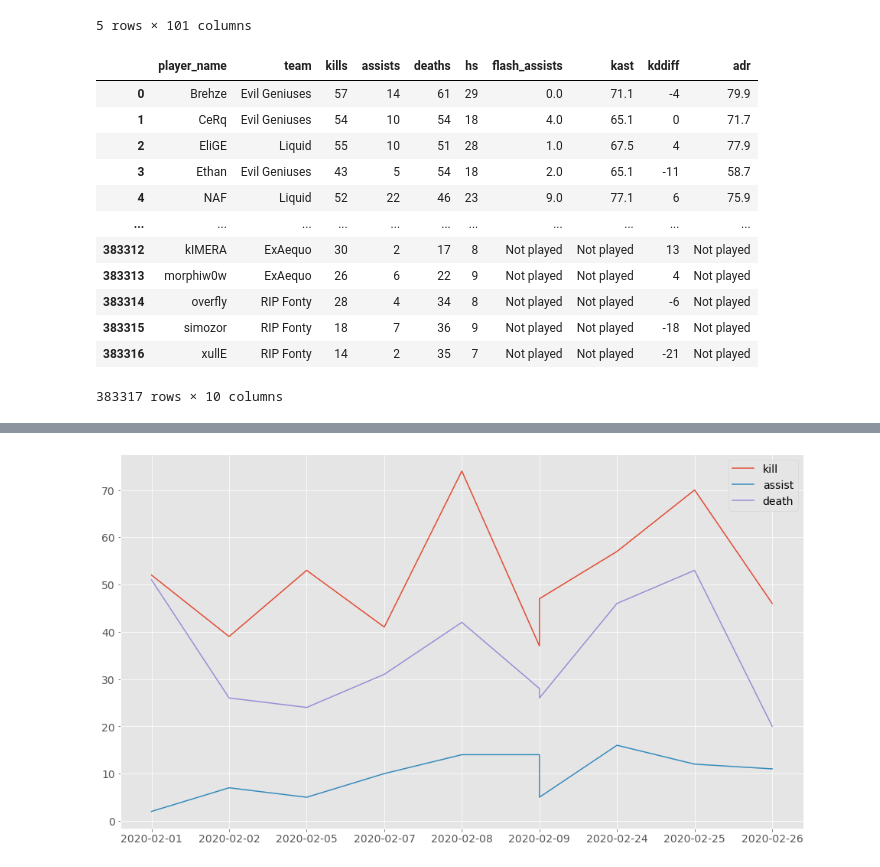
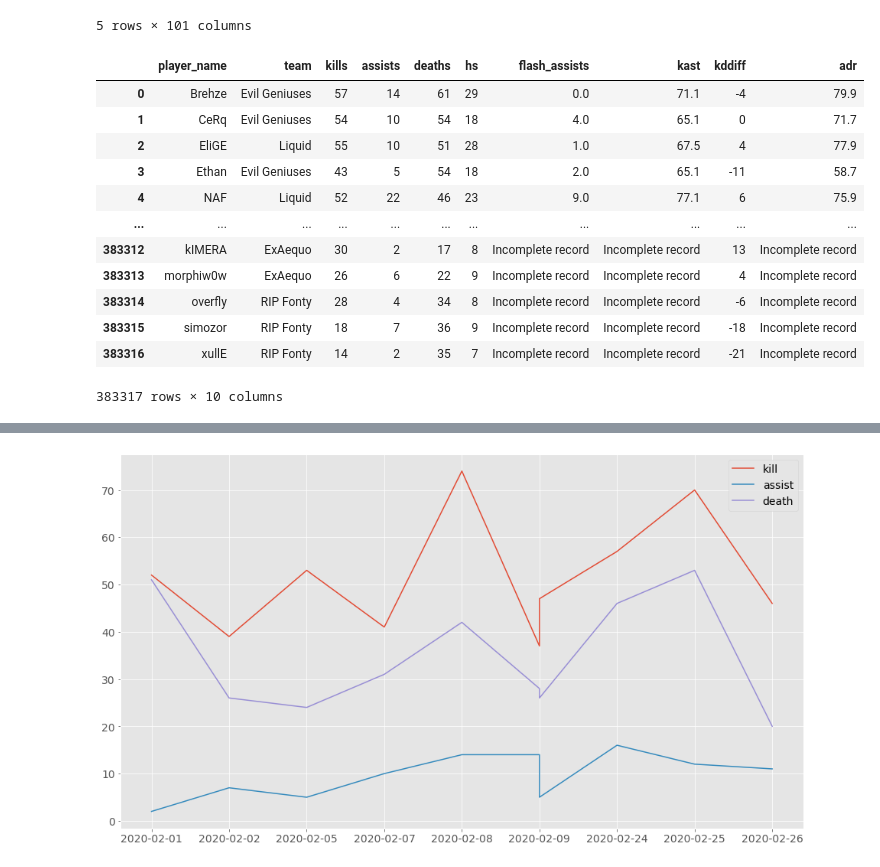
Before and after one commit to siark98/project_general_assembly, a Jupyter notebook: player.ipynb, the cells around one changed output, grey strips where cells are left out. Drawn from its saved outputs; the diff is of its cells as text; code cells hidden in the pictures.

```diff
--- a/player.ipynb
+++ b/player.ipynb
@@ -22,20 +22,20 @@ player.head()
 | 4 | 2020-02-26 | NAF | Liquid | Evil Geniuses | Canada | 8520 | 2339385 | 4901 | IEM Katowice 2020 | 3 | ... |
 5 rows × 101 columns
 # %%
-player.iloc[:,np.r_[1,2,13:21]].fillna(value='Not played')
+player.iloc[:,np.r_[1,2,13:21]].fillna(value='Incomplete record')
 # %% [output]
 |  | player_name | team | kills | assists | deaths | hs | flash_assists | kast | kddiff | adr |
 | 0 | Brehze | Evil Geniuses | 57 | 14 | 61 | 29 | 0.0 | 71.1 | -4 | 79.9 |
 | 1 | CeRq | Evil Geniuses | 54 | 10 | 54 | 18 | 4.0 | 65.1 | 0 | 71.7 |
 | 2 | EliGE | Liquid | 55 | 10 | 51 | 28 | 1.0 | 67.5 | 4 | 77.9 |
 | 3 | Ethan | Evil Geniuses | 43 | 5 | 54 | 18 | 2.0 | 65.1 | -11 | 58.7 |
 | 4 | NAF | Liquid | 52 | 22 | 46 | 23 | 9.0 | 77.1 | 6 | 75.9 |
 | ... | ... | ... | ... | ... | ... | ... | ... | ... | ... | ... |
-| 383312 | kIMERA | ExAequo | 30 | 2 | 17 | 8 | Not played | Not played | 13 | Not played |
-| 383313 | morphiw0w | ExAequo | 26 | 6 | 22 | 9 | Not played | Not played | 4 | Not played |
-| 383314 | overfly | RIP Fonty | 28 | 4 | 34 | 8 | Not played | Not played | -6 | Not played |
-| 383315 | simozor | RIP Fonty | 18 | 7 | 36 | 9 | Not played | Not played | -18 | Not played |
-| 383316 | xullE | RIP Fonty | 14 | 2 | 35 | 7 | Not played | Not played | -21 | Not played |
+| 383312 | kIMERA | ExAequo | 30 | 2 | 17 | 8 | Incomplete record | Incomplete record | 13 | Incomplete record |
+| 383313 | morphiw0w | ExAequo | 26 | 6 | 22 | 9 | Incomplete record | Incomplete record | 4 | Incomplete record |
+| 383314 | overfly | RIP Fonty | 28 | 4 | 34 | 8 | Incomplete record | Incomplete record | -6 | Incomplete record |
+| 383315 | simozor | RIP Fonty | 18 | 7 | 36 | 9 | Incomplete record | Incomplete record | -18 | Incomplete record |
+| 383316 | xullE | RIP Fonty | 14 | 2 | 35 | 7 | Incomplete record | Incomplete record | -21 | Incomplete record |
 383317 rows × 10 columns
 # %%
 player[(player['player_name']=='s1mple') & (player['best_of']==3)].iloc[:,np.r_[0:21]].fillna(value='Not played').head(10).sort_index(ascending=False)
```
Also changed, not shown: parts of 3 cells of this notebook.
